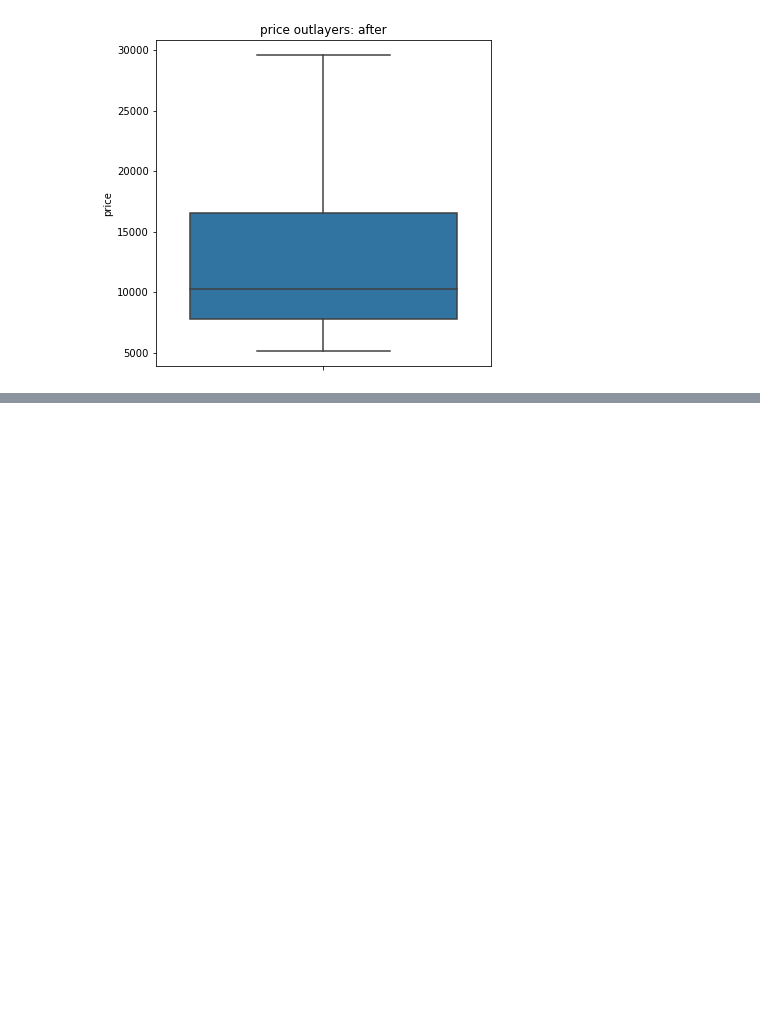
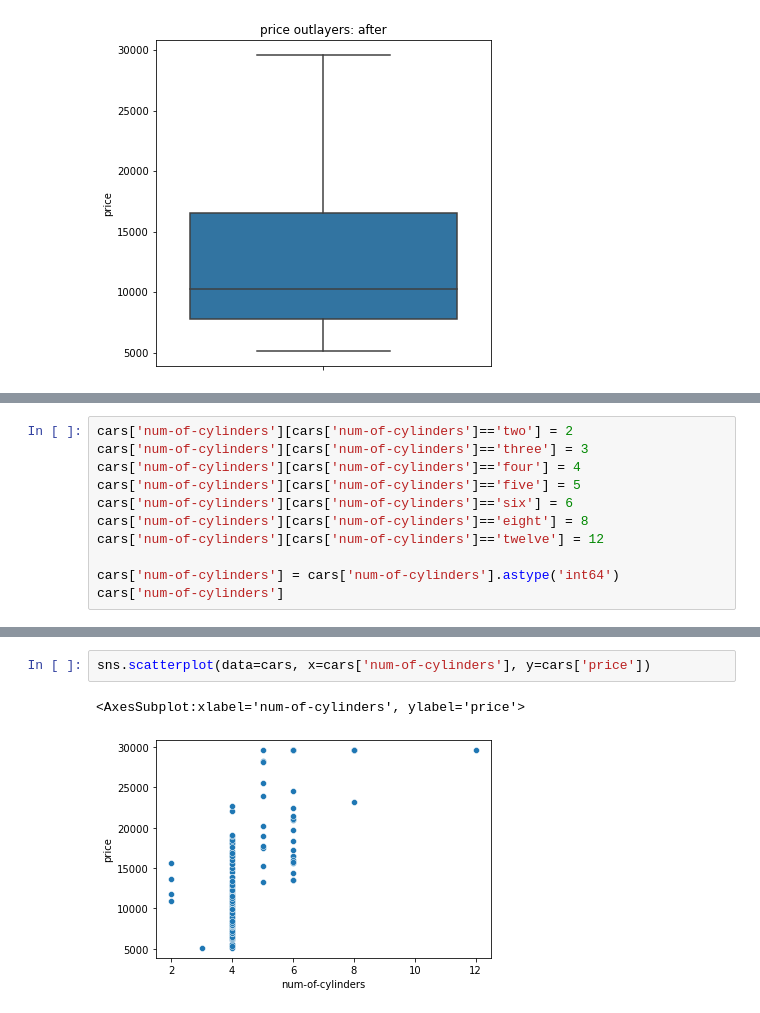
Before and after one commit to kieutridang/Data-Pre-processing-and-Analysis, a Jupyter notebook: final_assignment/LDS5_261_Project_1/FullName_project_Automobile.ipynb, the cells around one changed output, grey strips where cells are left out. Drawn from its saved outputs; the diff is of its cells as text; blank space fills up the shorter version.

```diff
--- a/final_assignment/LDS5_261_Project_1/FullName_project_Automobile.ipynb
+++ b/final_assignment/LDS5_261_Project_1/FullName_project_Automobile.ipynb
@@ -324,0 +327,11 @@ plt.title('price outlayers: after');
+# %%
+cars['num-of-cylinders'][cars['num-of-cylinders']=='two'] = 2
+cars['num-of-cylinders'][cars['num-of-cylinders']=='three'] = 3
+cars['num-of-cylinders'][cars['num-of-cylinders']=='four'] = 4
+cars['num-of-cylinders'][cars['num-of-cylinders']=='five'] = 5
+cars['num-of-cylinders'][cars['num-of-cylinders']=='six'] = 6
+cars['num-of-cylinders'][cars['num-of-cylinders']=='eight'] = 8
+cars['num-of-cylinders'][cars['num-of-cylinders']=='twelve'] = 12
+
+cars['num-of-cylinders'] = cars['num-of-cylinders'].astype('int64')
+cars['num-of-cylinders']
@@ -324,0 +351,5 @@ plt.title('price outlayers: after');
+# %%
+sns.scatterplot(data=cars, x=cars['num-of-cylinders'], y=cars['price'])
+# %% [output]
+<AxesSubplot:xlabel='num-of-cylinders', ylabel='price'>
+[figure, added]
```
Also changed, not shown: parts of 7 cells of this notebook.
